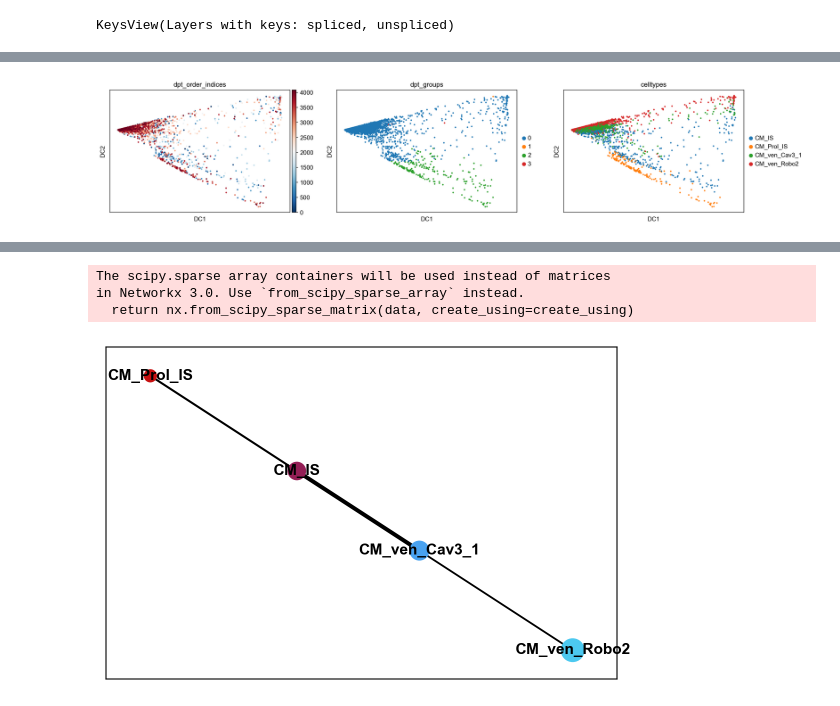
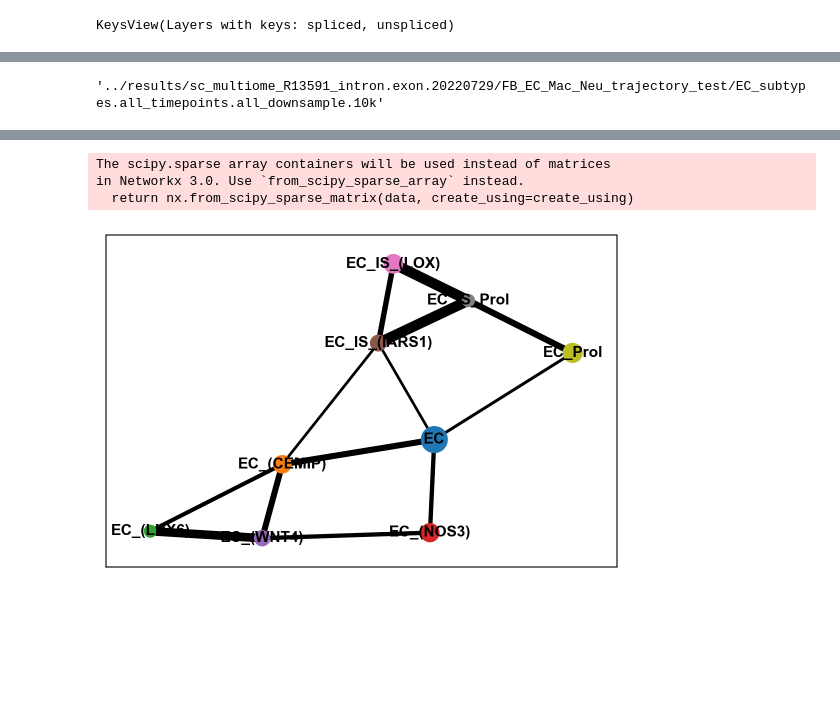
Before and after one commit to lengfei5/heart_regeneration, a Jupyter notebook: scripts/run_PAGA.ipynb, the cells around one changed output, grey strips where cells are left out. Saved outputs shown, nothing was run; the diff lists cells and outputs as text; code cells hidden in the pictures; blank space fills up the shorter version.

```diff
--- a/scripts/run_PAGA.ipynb
+++ b/scripts/run_PAGA.ipynb
@@ -23,5 +23,6 @@ os.getcwd()
 # %%
 ## start to import the data
 # %%
-data_version = 'CM.no.prol1.prol3_timepoints.noday0_v5'
+input_Dir = "../results/sc_multiome_R13591_intron.exon.20220729/FB_EC_Mac_Neu_trajectory_test/"
+data_version = 'EC_subtypes.all_timepoints.all_downsample.10k'
 # %%
@@ -37,3 +35,6 @@ parameters = '_topGenes.3000_n.pcs.10_n.neighbors.30'
+# %%
+sc.settings.figdir = outDir + '/'
+scv.settings.figdir = outDir + '/'
 # %%
 adata = sc.read_h5ad(data_seuratObj, chunk_size=6000)
 # %%
@@ -96,13 +91,14 @@ WARNING: shifting branching point away from maximal kendall-tau correlation (sup
 # %%
 #sc.pl.diffmap(adata, color=['dpt_order_indices', 'dpt_groups', 'celltypes'])
+outDir
 # %% [output]
-[figure, removed]
+'../results/sc_multiome_R13591_intron.exon.20220729/FB_EC_Mac_Neu_trajectory_test/EC_subtypes.all_timepoints.all_downsample.10k'
 # %%
 sc.tl.paga(adata, groups='celltypes')
 # %%
-threshold = 0.15
+threshold = 0.2
 sc.pl.paga(adata,
            color=['celltypes'], threshold=threshold, show=True,
-           save="PAGA_result_celltypes_threshold." + str(threshold) + '_' + data_version + '.pdf'
+           save = "PAGA_result_celltypes_threshold." + str(threshold) + '_' + data_version + '.pdf'
         )
 # %% [output]
@@ -110,7 +106,7 @@ WARNING: saving figure to file figures/pagaPAGA_result_celltypes_threshold.0.15_
 The scipy.sparse array containers will be used instead of matrices
 in Networkx 3.0. Use `from_scipy_sparse_array` instead.
   return nx.from_scipy_sparse_matrix(data, create_using=create_using)
-[figure, old version]
+[figure, new version]
 # %%
 scv.tl.recover_dynamics(adata, n_jobs=10, max_iter=10)
 # %% [output]
```
Also changed, not shown: parts of 16 cells of this notebook, 2 other files.
